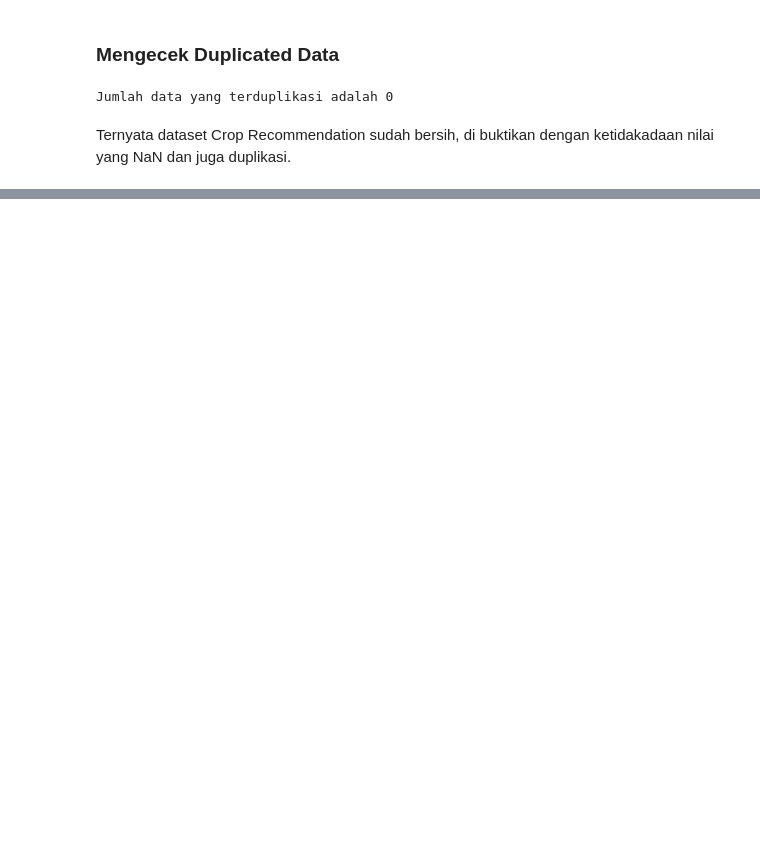
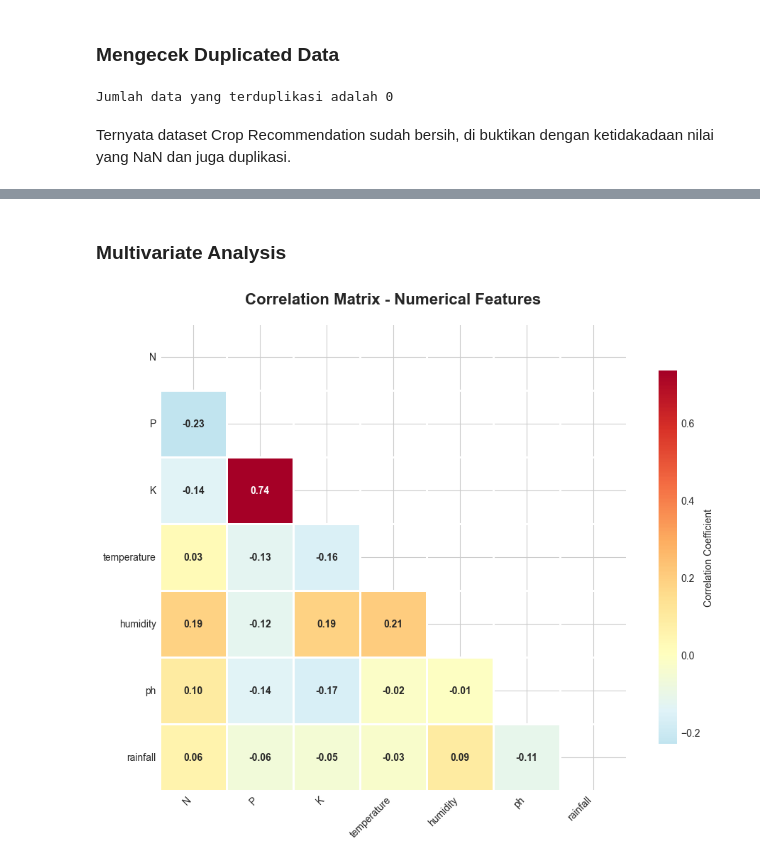
Before and after one commit to BagasNuryaman15/MLT1_SatriaDirgantaraNuryaman, a Jupyter notebook: notebook.ipynb, the cells around one changed output, grey strips where cells are left out. Cells and saved outputs as stored; diff of their text form; code cells hidden in the pictures; blank space fills up the shorter version.

```diff
--- a/notebook.ipynb
+++ b/notebook.ipynb
@@ -148,0 +287,74 @@ Ternyata dataset Crop Recommendation sudah bersih, di buktikan dengan ketidakada
+# %% [markdown]
+### **Multivariate Analysis**
+# %%
+# Correlation Heatmap dengan styling baru
+plt.figure(figsize=(10, 8))
+corr_matrix = df[num_features].corr()
+
+# Mask untuk menampilkan hanya bagian bawah segitiga
+mask = np.triu(np.ones_like(corr_matrix, dtype=bool))
+
+# Heatmap dengan colormap yang fresh
+sns.heatmap(
+    corr_matrix,
+    mask=mask,
+    annot=True,
+    fmt='.2f',
+    cmap='RdYlBu_r',
+    center=0,
+    square=True,
+    linewidths=1,
+    cbar_kws={
+        'shrink': 0.8,
+        'label': 'Correlation Coefficient'
+    },
+    annot_kws={
+        'fontsize': 10,
+        'fontweight': 'bold'
+    }
+)
+
+# Clean styling
+plt.title('Correlation Matrix - Numerical Features',
+          fontsize=16, fontweight='bold', pad=20)
+plt.xlabel('')
+plt.ylabel('')
+plt.xticks(rotation=45, ha='right')
+plt.yticks(rotation=0)
+
+plt.tight_layout()
+plt.show()
+
+# Enhanced insight analysis
+print('=' * 50)
+print('CORRELATION INSIGHTS'.center(50))
+print('=' * 50)
+
+# Cari korelasi dengan threshold yang lebih detail
+threshold = 0.3
+correlations = []
+
+for i in range(len(corr_matrix.columns)):
+    for j in range(i+1, len(corr_matrix.columns)):
+        corr_val = corr_matrix.iloc[i, j]
+        if abs(corr_val) >= threshold:
+            correlations.append({
+                'feature1': corr_matrix.columns[i],
+                'feature2': corr_matrix.columns[j],
+                'correlation': corr_val,
+                'strength': 'Strong' if abs(corr_val) >= 0.7 else 'Moderate'
+            })
+
+if correlations:
+    print(f'\nSignificant Correlations (>= {threshold}):')
+    print('-' * 45)
+    for item in sorted(correlations, key=lambda x: abs(x["correlation"]), reverse=True):
+        print(f'{item["feature1"]:>12} <-> {item["feature2"]:<12} : {item["correlation"]:6.3f} ({item["strength"]})')
+else:
+    print(f'\Tidak Ada Korelasi Yang Signifikan (threshold: {threshold})')
+
+print(f'\nSummary:')
+print(f'- Total Fitur Yang Di Analisis: {len(corr_matrix.columns) * (len(corr_matrix.columns) - 1) // 2}')
+print(f'- Korelasi Yang Signifikan Di Temukan: {len(correlations)}')
+# %% [output]
+[figure, added]
```
Also changed, not shown: parts of 15 cells of this notebook.
